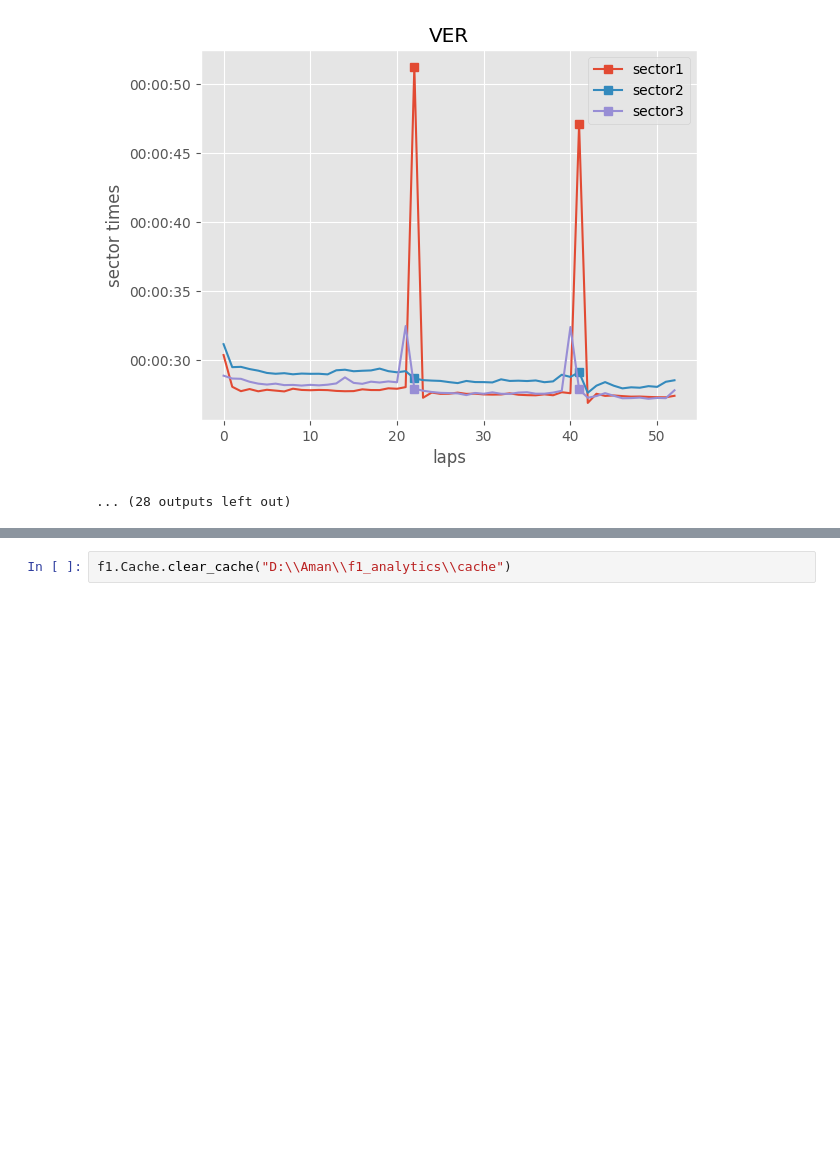
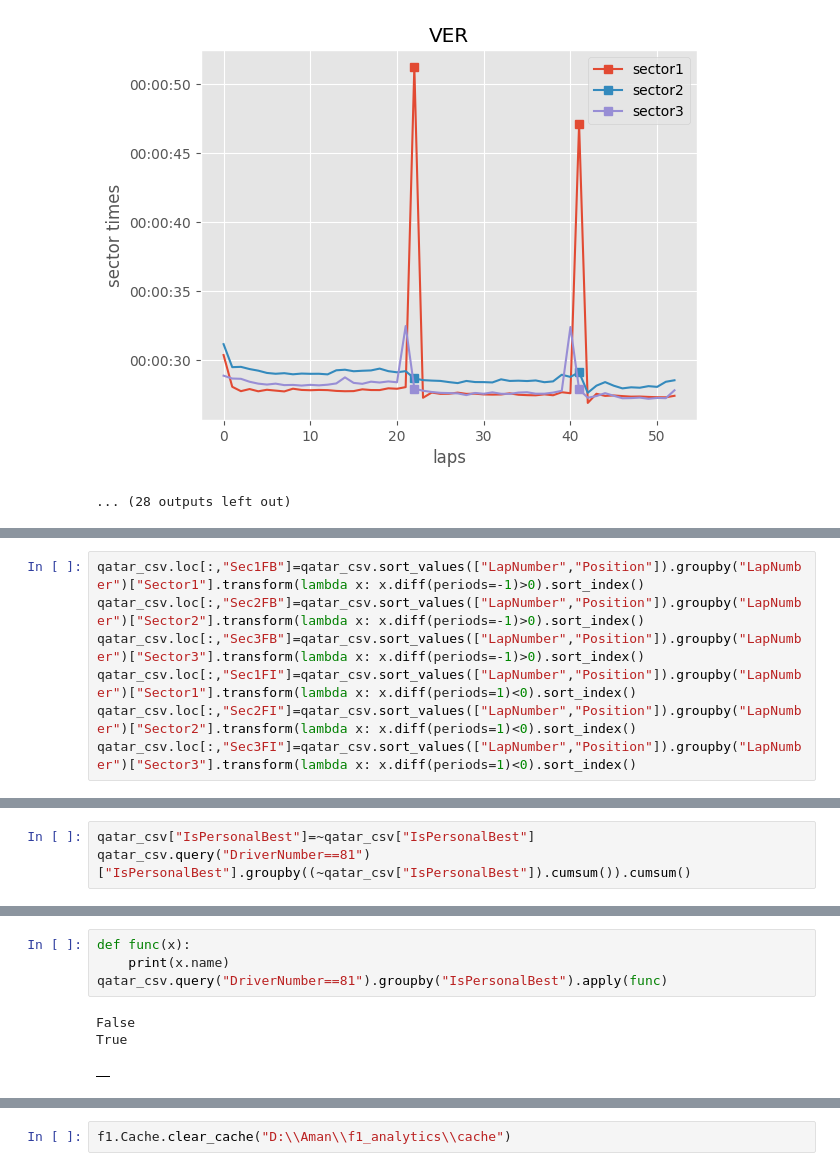
Before and after one commit to Aman-hebbale/pitstop, a Jupyter notebook: pit-stop-analysis.ipynb, the cells around one changed output, grey strips where cells are left out. Saved outputs shown, nothing was run; the diff lists cells and outputs as text; blank space fills up the shorter version.

```diff
--- a/pit-stop-analysis.ipynb
+++ b/pit-stop-analysis.ipynb
@@ -213,0 +265,7 @@ VER [22, 41]
+# %%
+qatar_csv.loc[:,"Sec1FB"]=qatar_csv.sort_values(["LapNumber","Position"]).groupby("LapNumber")["Sector1"].transform(lambda x: x.diff(periods=-1)>0).sort_index()
+qatar_csv.loc[:,"Sec2FB"]=qatar_csv.sort_values(["LapNumber","Position"]).groupby("LapNumber")["Sector2"].transform(lambda x: x.diff(periods=-1)>0).sort_index()
+qatar_csv.loc[:,"Sec3FB"]=qatar_csv.sort_values(["LapNumber","Position"]).groupby("LapNumber")["Sector3"].transform(lambda x: x.diff(periods=-1)>0).sort_index()
+qatar_csv.loc[:,"Sec1FI"]=qatar_csv.sort_values(["LapNumber","Position"]).groupby("LapNumber")["Sector1"].transform(lambda x: x.diff(periods=1)<0).sort_index()
+qatar_csv.loc[:,"Sec2FI"]=qatar_csv.sort_values(["LapNumber","Position"]).groupby("LapNumber")["Sector2"].transform(lambda x: x.diff(periods=1)<0).sort_index()
+qatar_csv.loc[:,"Sec3FI"]=qatar_csv.sort_values(["LapNumber","Position"]).groupby("LapNumber")["Sector3"].transform(lambda x: x.diff(periods=1)<0).sort_index()
@@ -213,0 +282,3 @@ VER [22, 41]
+# %%
+qatar_csv["IsPersonalBest"]=~qatar_csv["IsPersonalBest"]
+qatar_csv.query("DriverNumber==81")["IsPersonalBest"].groupby((~qatar_csv["IsPersonalBest"]).cumsum()).cumsum()
@@ -213,0 +303,8 @@ VER [22, 41]
+# %%
+def func(x):
+    print(x.name)
+qatar_csv.query("DriverNumber==81").groupby("IsPersonalBest").apply(func)
+# %% [output]
+False
+True
+|  |
```
Also changed, not shown: parts of 10 cells of this notebook.
